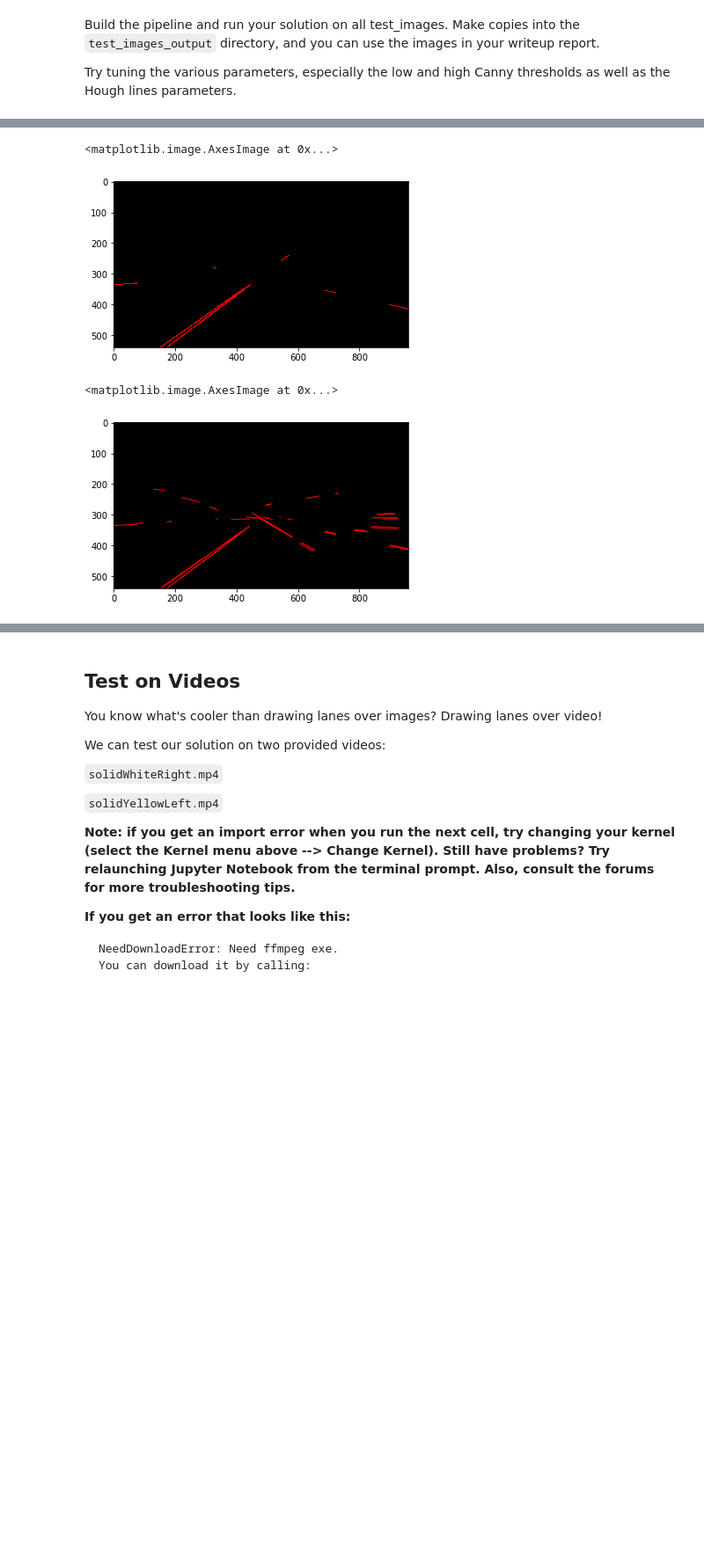
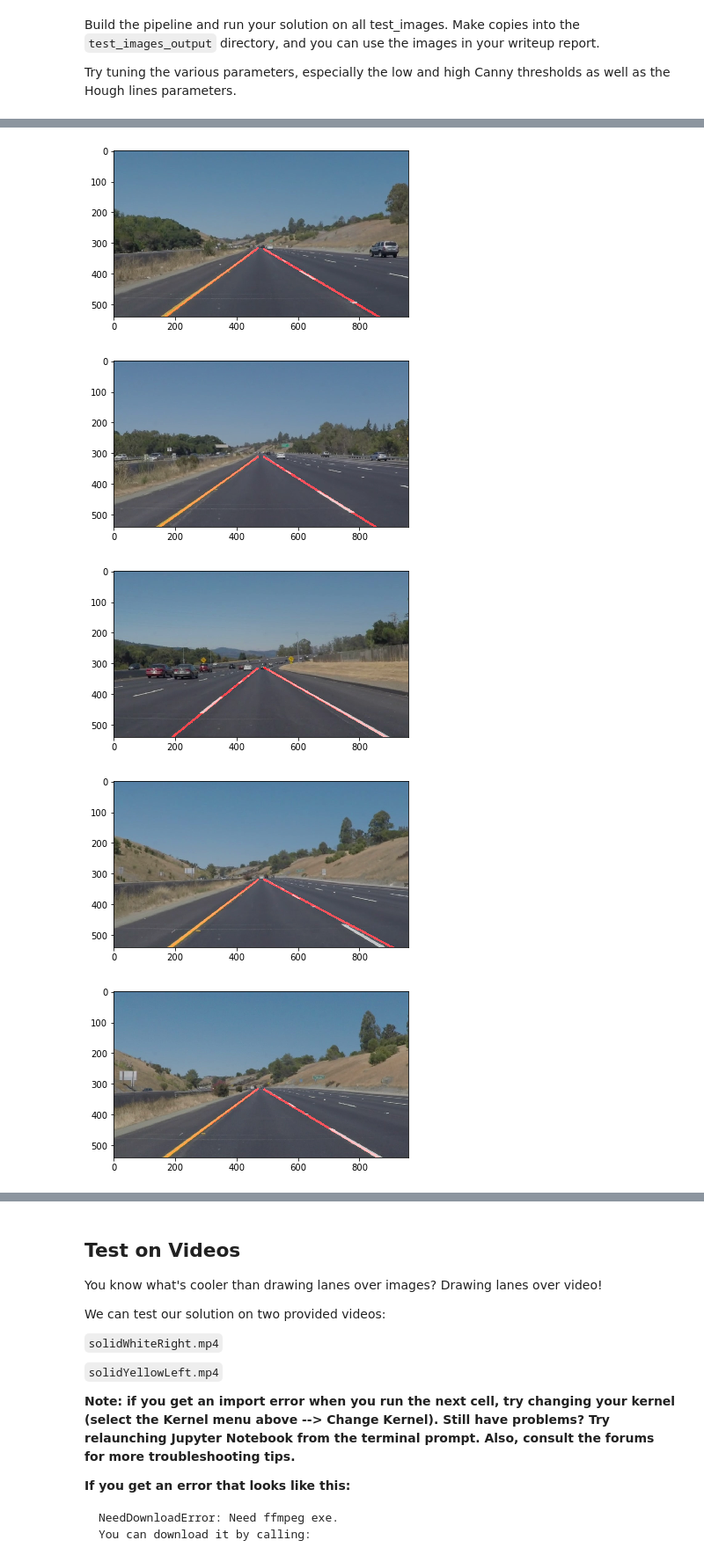
Before and after one commit to L1aoXingyu/CarND-LaneLines-P1, a Jupyter notebook: P1.ipynb, the cells around one changed output, grey strips where cells are left out. Shown: that part at 88% size. Cells and saved outputs as stored; diff of their text form; code cells hidden in the pictures; blank space fills up the shorter version.

```diff
--- a/P1.ipynb
+++ b/P1.ipynb
@@ -222,12 +225,33 @@ roi_vertic = np.array([(50, canny_img.shape[0]
-# %%
-detect_line = hough_lines(canny_img, 1, np.pi/180, 100, 1, 10)
-plt.imshow(detect_line)
-# %% [output]
-<matplotlib.image.AxesImage at 0x...>
-[figure, removed]
-# %%
-gauss_img = gaussian_blur(detect_line, 5)
-plt.imshow(gauss_img)
-# %% [output]
-<matplotlib.image.AxesImage at 0x...>
-[figure, removed]
+# %%
+test_img = os.listdir('test_images/')
+# %%
+def build_laneline(img_name):
+    img = mpimg.imread("test_images/" + img_name) # load image
+
+    gray_img = grayscale(img) # convert to gray image
+
+    gauss_img = gaussian_blur(gray_img, 5) # 低通过滤器，抑制高频部分，从而消除噪点
+
+
+    canny_img = canny(gauss_img, 150, 250) # edge detection
+
+
+    roi_vertic = np.array([[150, canny_img.shape[0]], [450, canny_img.shape[0]*0.5],
+                          [500, canny_img.shape[0]*0.5], [830, canny_img.shape[0]]], np.int32)
+
+    roi_img = region_of_interest(canny_img, [roi_vertic])
+
+    detect_line = hough_lines(roi_img, 1, np.pi/180, 40, 1, 10)
+
+    final_img = weighted_img(detect_line, img)
+    plt.imshow(final_img)
+# %%
+for img in test_img:
+    build_laneline(img)
+    plt.show()
+# %% [output]
+[figure, added]
+[figure, added]
+[figure, added]
+[figure, added]
+[figure, added]
```
Also changed, not shown: parts of 10 cells of this notebook, 2 other files.
